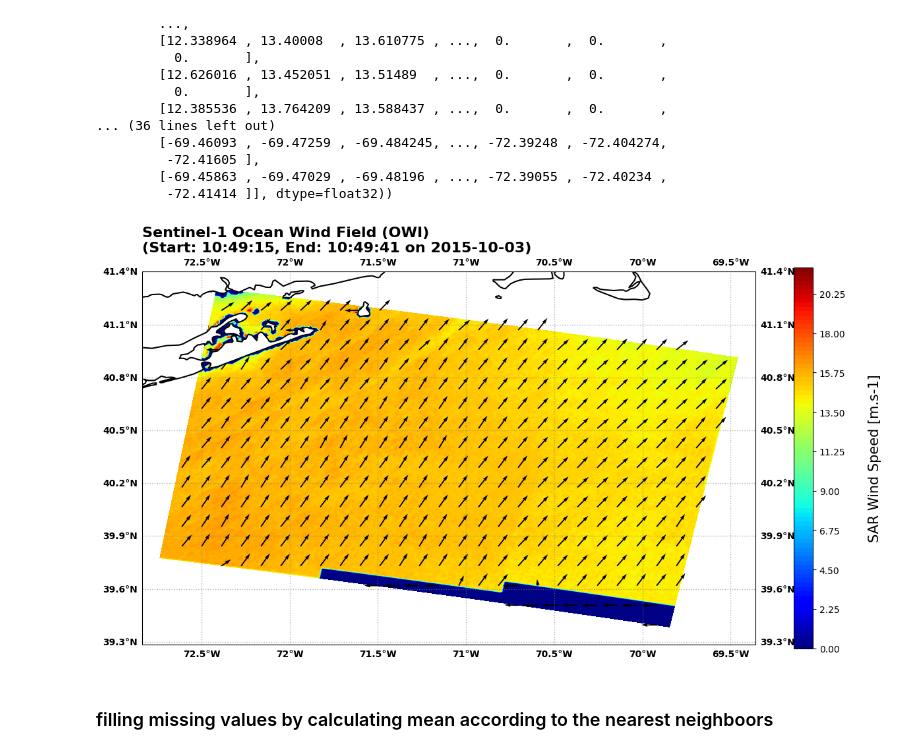
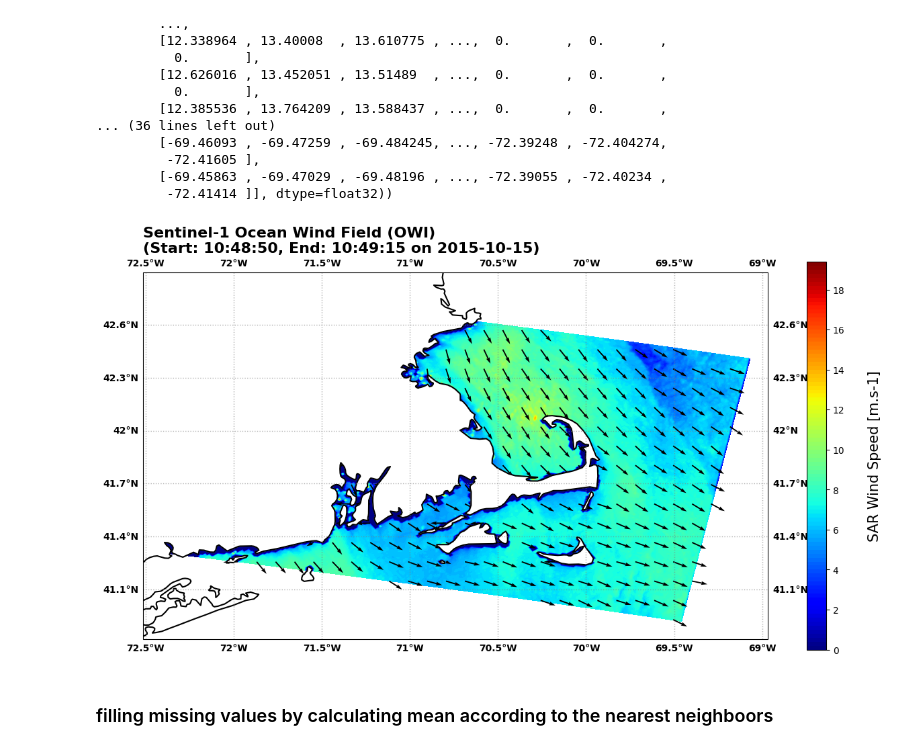
Before and after one commit to noriegamonsc1/Offshore-Wind-Research-2024-2025, a Jupyter notebook: notebooks/data_exploration/Numpy_arrays_Unsupervised_ML.ipynb, the cells around one changed output. Saved outputs shown, nothing was run; the diff lists cells and outputs as text; code cells hidden in the pictures.

```diff
--- a/notebooks/data_exploration/Numpy_arrays_Unsupervised_ML.ipynb
+++ b/notebooks/data_exploration/Numpy_arrays_Unsupervised_ML.ipynb
@@ -272,9 +450,9 @@ all_arrays[speed_indices[14]]
         [-69.45863 , -69.47029 , -69.48196 , ..., -72.39055 , -72.40234 ,
          -72.41414 ]], dtype=float32))
 # %%
-plot_wind_field(speed_indices[14])
+plot_wind_field(speed_indices[15])
 # %% [output]
-[figure, old version]
+[figure, new version]
 # %% [markdown]
 ### filling missing values by calculating mean according to the nearest neighboors
 # %%
```
Also changed, not shown: parts of 18 cells of this notebook.
